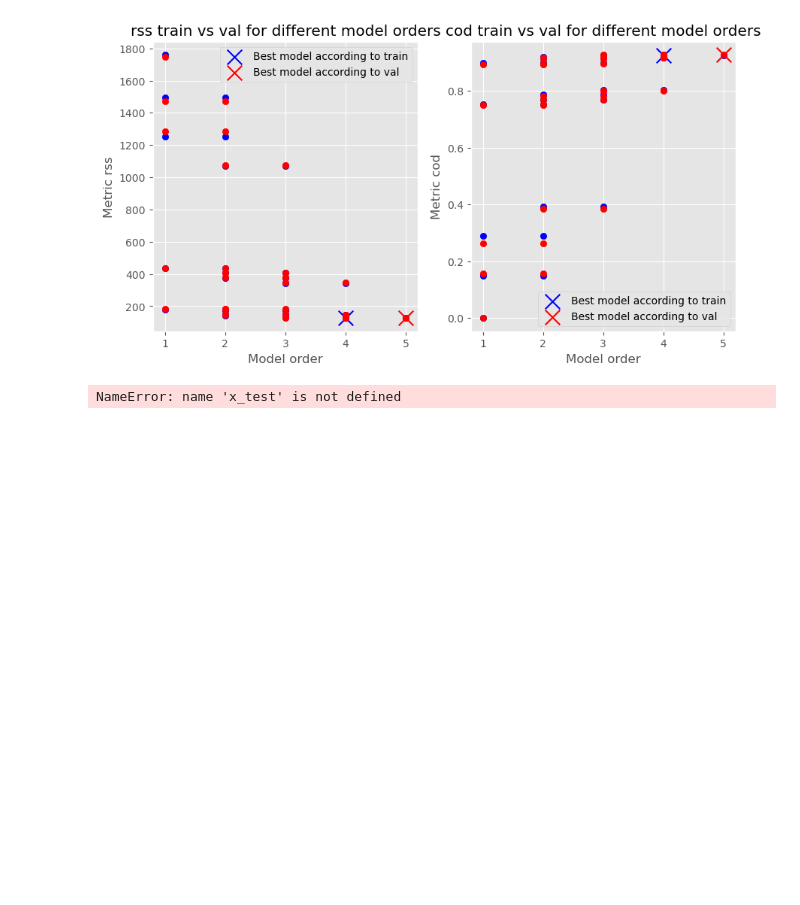
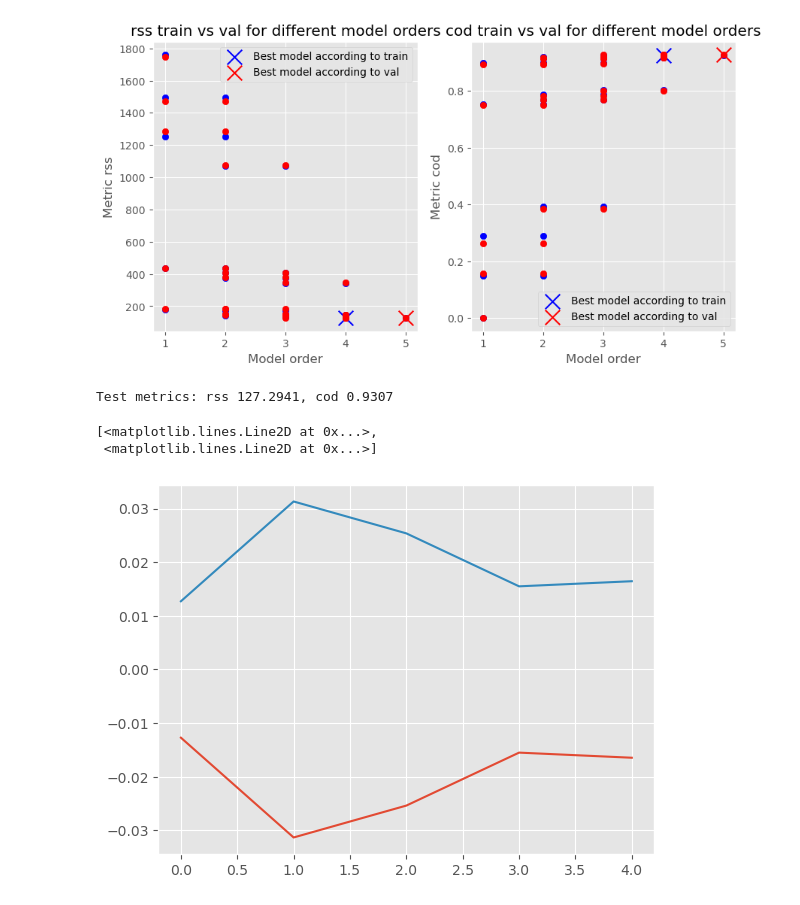
Before and after one commit to VukasNikola/12-Week-AI-Project, a Jupyter notebook: MachineLearning/LinearRegression/Linear_Regression.ipynb, the cells around one changed output. Drawn from its saved outputs; the diff is of its cells as text; code cells hidden in the pictures; blank space fills up the shorter version.

Commit message:
fix linear regression notebook error

```diff
--- a/MachineLearning/LinearRegression/Linear_Regression.ipynb
+++ b/MachineLearning/LinearRegression/Linear_Regression.ipynb
@@ -736,12 +734,18 @@ Test metrics for the best model: rss 127.2941, cod 0.9307
 # %%
 # TODO 8: Compute the confidence intervals of w_hat for the model with 5 parameteres (Use what you have learned during class)
 # Model with five parameters
 w_hat = compute_LS_optimal_ERM_coefficients(x_train, y_train)
 predictions_test = linear_predictions(w_hat, x_test)
 rss_hand_test, cod_hand_test = rss(y_test, predictions_test), cod(y_test, predictions_test)
 print(f"Test metrics: rss {rss_hand_test:.4f}, cod {cod_hand_test:.4f}")
 # YOUR CODE HERE
+ci_W = np.array([])
+for i in range(x_train.shape[1]):
+    delta_w = t_percentile*np.sqrt(sigma_2_hat*np.linalg.inv(x_train.T@x_train)[i,i])
+    ci_W = np.append(ci_W,[-delta_w,delta_w]).reshape(-1,2)
+plt.plot(ci_W)
+# %% [output]
+Test metrics: rss 127.2941, cod 0.9307
+[<matplotlib.lines.Line2D at 0x...>,
+ <matplotlib.lines.Line2D at 0x...>]
+[figure, added]
-# %%
-x_test
-# %% [output]
-NameError: name 'x_test' is not defined
```
Also changed, not shown: parts of 2 cells of this notebook.
